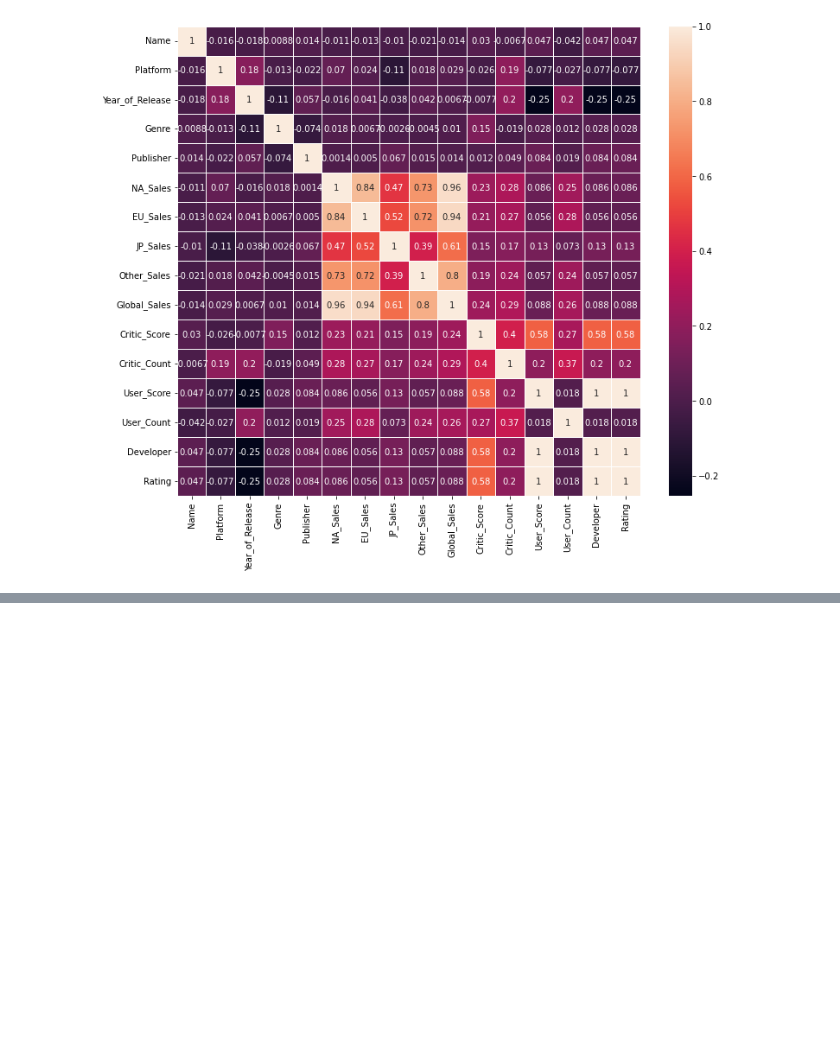
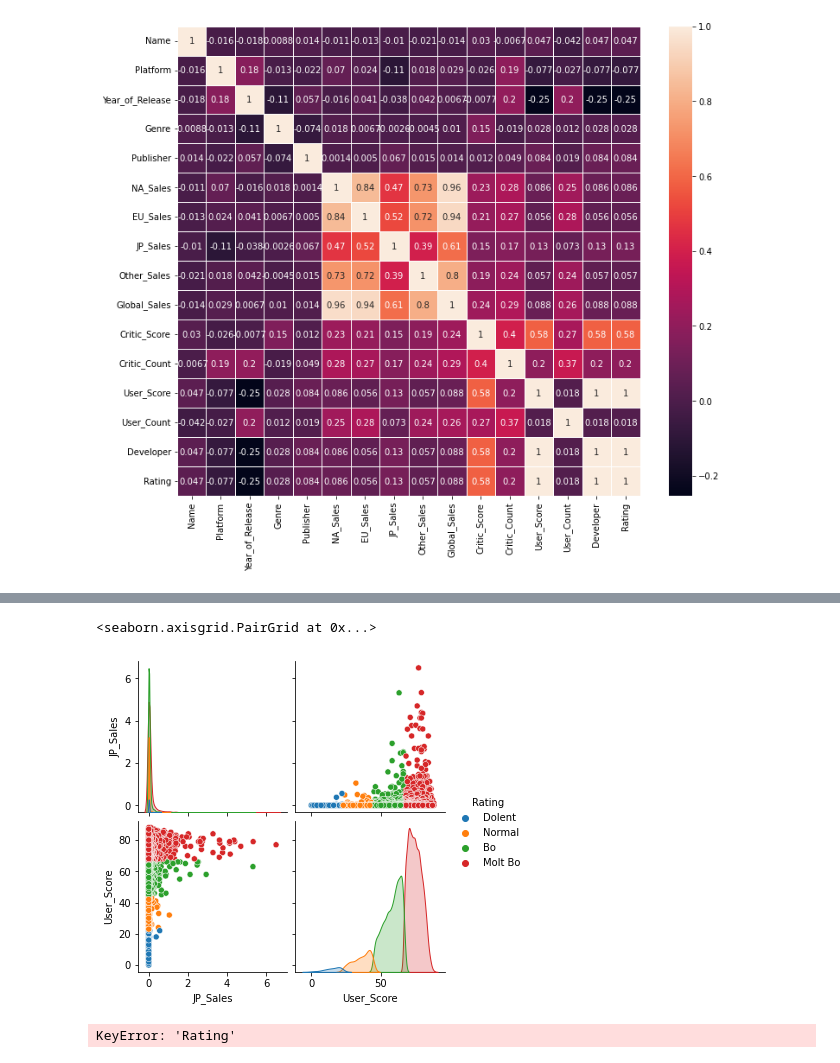
Before and after one commit to saulgordillo/APC_Kaggle, a Jupyter notebook: kaggle.ipynb, the cells around one changed output, grey strips where cells are left out. Drawn from its saved outputs; the diff is of its cells as text; code cells hidden in the pictures; blank space fills up the shorter version.

```diff
--- a/kaggle.ipynb
+++ b/kaggle.ipynb
@@ -215,0 +224,7 @@ hm = sns.heatmap(corr, annot=True, linewidths=.5)
+# %%
+for column in dataBase.columns:
+    if column == "Rating":
+        dataBase[column] = pd.cut(dataBase[column].values, 4, labels = ["Dolent", "Normal", "Bo", "Molt Bo"])
+
+dataBase
+dataBase["Rating"].value_counts()
@@ -215,0 +247,15 @@ hm = sns.heatmap(corr, annot=True, linewidths=.5)
+# %%
+dataBaseCopy = dataBase.copy()
+
+trans = list()
+
+for column in dataBaseCopy.columns:
+    if column != "JP_Sales" and column != "User_Score" and column != "Rating":
+        trans.append(column)
+
+dataBaseCopy.drop(trans, axis="columns",inplace=True)
+
+data = dataBaseCopy.values
+
+X = data[:, :-1]
+y = data[:, -1]
@@ -215,0 +280,30 @@ hm = sns.heatmap(corr, annot=True, linewidths=.5)
+# %%
+sns.pairplot(dataBaseCopy, hue="Rating")
+# %% [output]
+<seaborn.axisgrid.PairGrid at 0x...>
+[figure, added]
+# %%
+dataBaseCopy2 = dataBaseCopy.copy()
+trans = list()
+
+for column in dataBaseCopy2.columns:
+    if column == "Rating":
+        trans.append(column)
+
+dataBaseCopy2.drop(trans, axis="columns",inplace=True)
+
+pca = PCA(n_components=2, random_state=42)
+pca2 = pca.fit_transform(dataBaseCopy2[dataBaseCopy2.columns])
+
+dataFrame = pd.DataFrame({"PCA1" : pca2[:,0],
+                           "PCA2" : pca2[:,1],
+                           'Rating' : dataBaseCopy2['Rating']})
+
+pca.explained_variance_ratio_
+pca.explained_variance_ratio_.sum()
+
+plt.figure(figsize=(12,10))
+
+sns.scatterplot(x="PCA1", y="PCA2", hue="Rating", data=dataFrame)
+# %% [output]
+KeyError: 'Rating'
```
Also changed, not shown: parts of 7 cells of this notebook.
